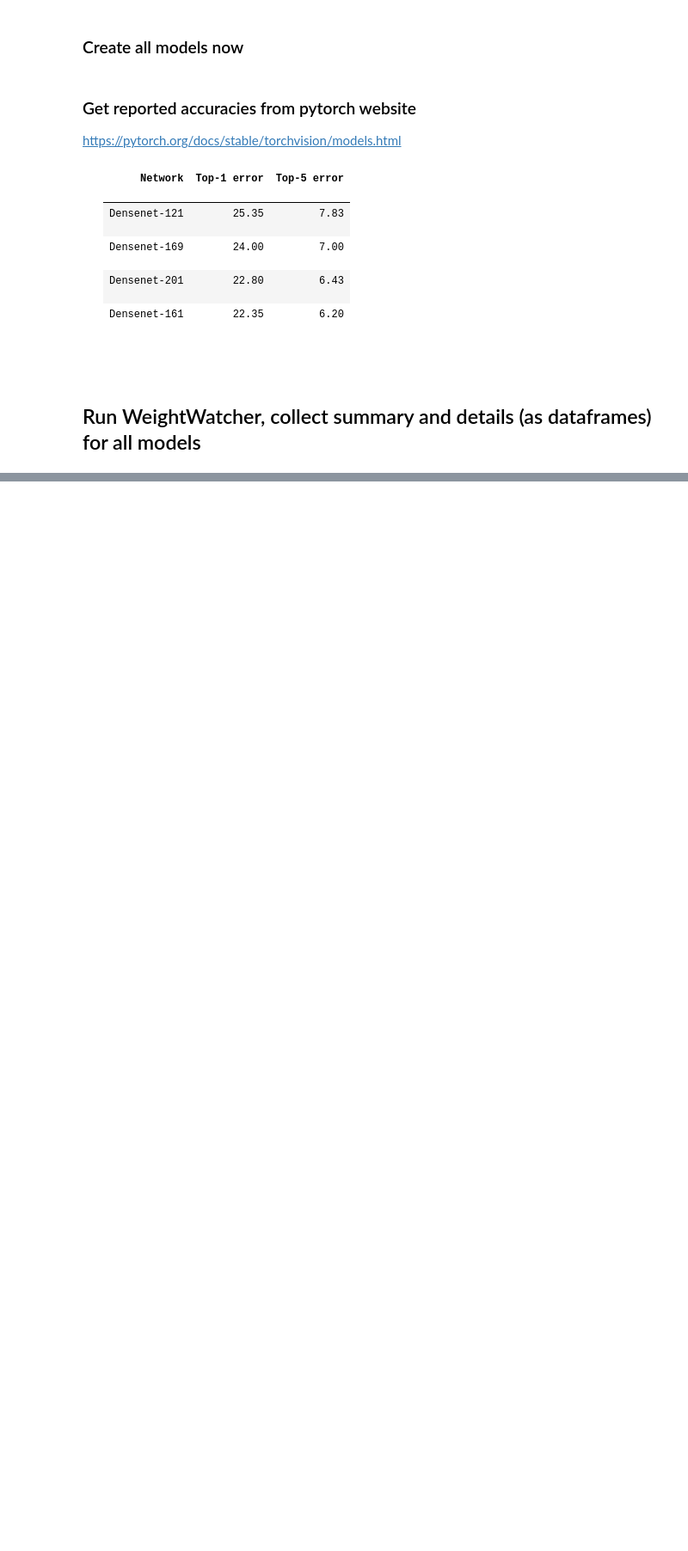
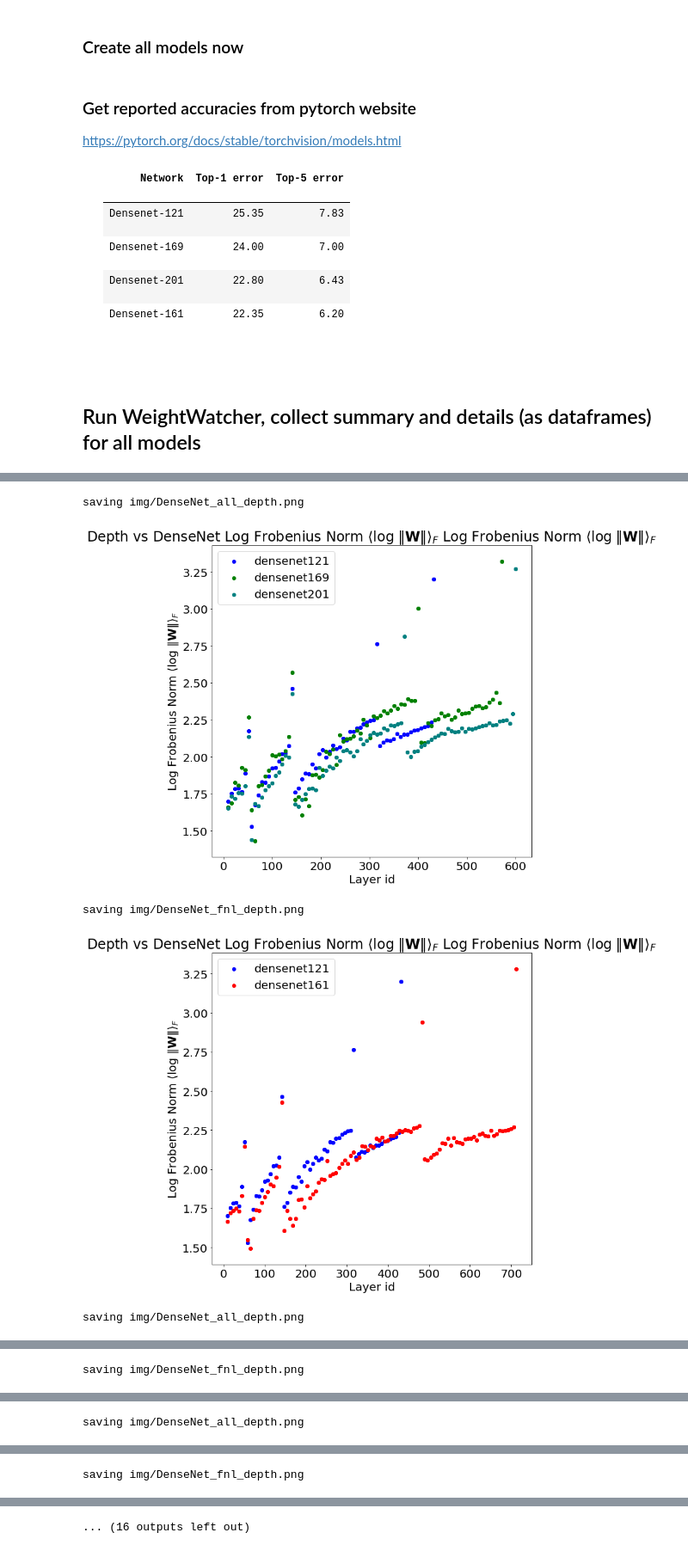
Before and after one commit to CalculatedContent/ww-trends-2020, a Jupyter notebook: WeightWatcher-DenseNet.ipynb, the cells around one changed output, grey strips where cells are left out. Shown at 86% size. Saved outputs shown, nothing was run; the diff lists cells and outputs as text; code cells hidden in the pictures; blank space fills up the shorter version.

```diff
--- a/WeightWatcher-DenseNet.ipynb
+++ b/WeightWatcher-DenseNet.ipynb
@@ -407,0 +192,10 @@ plot_metrics_depth(metric, xlabel, title, valid_ids = first_n_last_ids)
+# %%
+MP.plot_all_metric_vs_depth( \
+    series_name, all_names, colors, all_summaries, all_details, \
+    top1_errors, first_n_last_ids)
+# %% [output]
+saving img/DenseNet_all_depth.png
+[figure, added]
+saving img/DenseNet_fnl_depth.png
+[figure, added]
+saving img/DenseNet_all_depth.png
@@ -407,0 +203 @@ plot_metrics_depth(metric, xlabel, title, valid_ids = first_n_last_ids)
+saving img/DenseNet_fnl_depth.png
@@ -407,0 +205 @@ plot_metrics_depth(metric, xlabel, title, valid_ids = first_n_last_ids)
+saving img/DenseNet_all_depth.png
@@ -407,0 +207 @@ plot_metrics_depth(metric, xlabel, title, valid_ids = first_n_last_ids)
+saving img/DenseNet_fnl_depth.png
@@ -407,0 +209 @@ plot_metrics_depth(metric, xlabel, title, valid_ids = first_n_last_ids)
+... (16 outputs left out)
```
Also changed, not shown: parts of 18 cells of this notebook, 14 other files.
